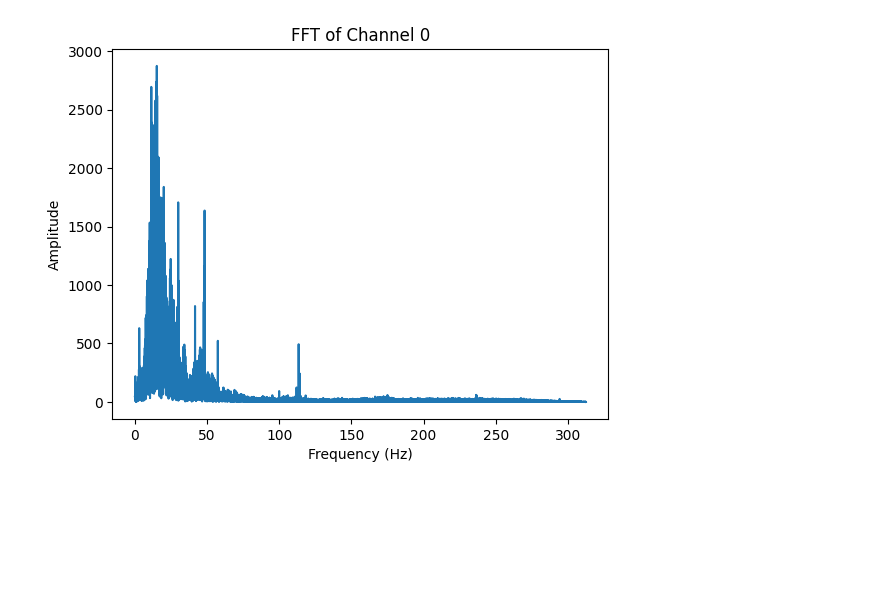
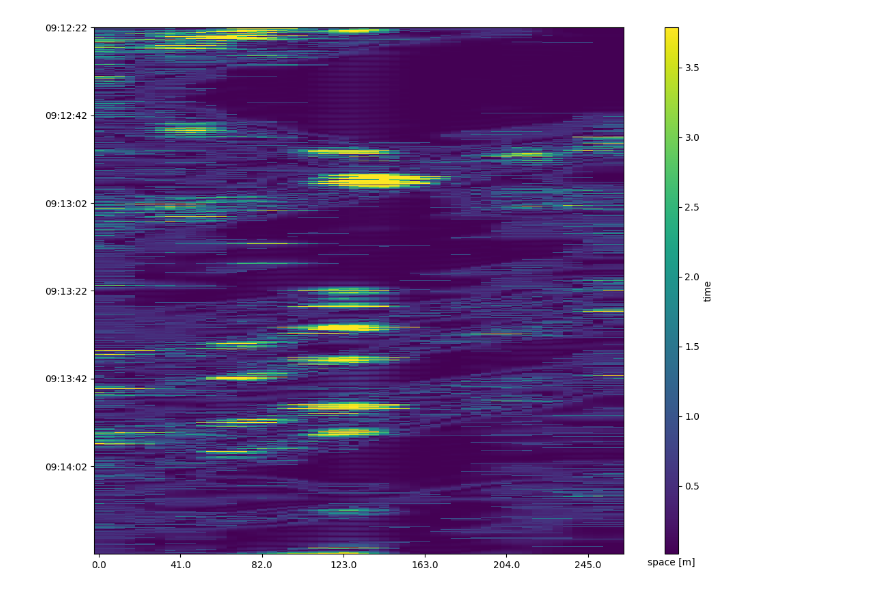
Before and after one commit to csuchorski/object_detection_DAS, a Jupyter notebook: notebook.ipynb, the cells around one changed output. Cells and saved outputs as stored; diff of their text form; code cells hidden in the pictures; blank space fills up the shorter version.

```diff
--- a/notebook.ipynb
+++ b/notebook.ipynb
@@ -33,9 +75,14 @@ dx = 5.106500953873407
 dt = 0.0016
 
 data = []
-first_id = 30
+my_first_filename = 'train_data/091222.npy'
+first_id = 0
+for idx, filename in enumerate(files):
+    if filename == my_first_filename:
+        first_id = idx
 first_filename = files[first_id]
-for file in files[first_id:first_id+10]:
+for file in files[first_id:first_id+12]:
+    print(file)
     data.append(np.load(file))
 data = np.concatenate(data).astype(np.float32)
 time_start = datetime.datetime.strptime(
@@ -96,30 +132,31 @@ plt.show()
 # %%
-from scipy.fft import rfft, rfftfreq
-import numpy as np
-import pandas as pd
-from scipy.signal import butter, filtfilt
+f = np.fft.fft2(data)
+fshift = np.fft.fftshift(f)
 
-data = df.copy().to_numpy()  # (time, space)
-# fs = 1 / dt                   # sampling frequency
+magnitude = np.log(1 + np.abs(fshift))
 
-# 1️⃣ Remove static background (mean subtraction per spatial channel)
-# data = data - np.mean(data, axis=0, keepdims=True)
+# 2️⃣ Create a mask to remove horizontal frequencies (vertical stripes)
+rows, cols = data.shape
+mask = np.ones((rows, cols), np.uint8)
 
+# Define a horizontal band around the center to block
+band_thickness = 50  # tune this based on stripe width
+mid_row = rows // 2
+mask[mid_row - band_thickness:mid_row + band_thickness, :] = 0
 
-# 3️⃣ Standardization
-data_std = (data - np.mean(data)) / np.std(data)
+# Apply mask
+fshift_filtered = fshift * mask
 
-df_processed = pd.DataFrame(data_std, index=df.index, columns=df.columns)
+# 3️⃣ Inverse FFT
+f_ishift = np.fft.ifftshift(fshift_filtered)
+img_filtered = np.abs(np.fft.ifft2(f_ishift))
 
-freqs = rfftfreq(len(df), dt)
-fft_result = np.abs(rfft(df_processed.to_numpy(), axis=0))
+# Normalize result
+# img_filtered = cv2.normalize(img_filtered, None, 0, 255, cv2.NORM_MINMAX)
+low, high = np.percentile(img_filtered, [3, 99])
+norm = Normalize(vmin=low, vmax=high, clip=True)
+df_filtered = pd.DataFrame(img_filtered, index=df.index, columns=df.columns)
 
-# Example plot for channel 0
-import matplotlib.pyplot as plt
-plt.plot(freqs, fft_result[:,0])
-plt.xlabel("Frequency (Hz)")
-plt.ylabel("Amplitude")
-plt.title("FFT of Channel 0")
-plt.show()
+plt_imshow(df_filtered, norm=norm)
 # %% [output]
-[figure, old version]
+[figure, new version]
```
Also changed, not shown: parts of 7 cells of this notebook.
